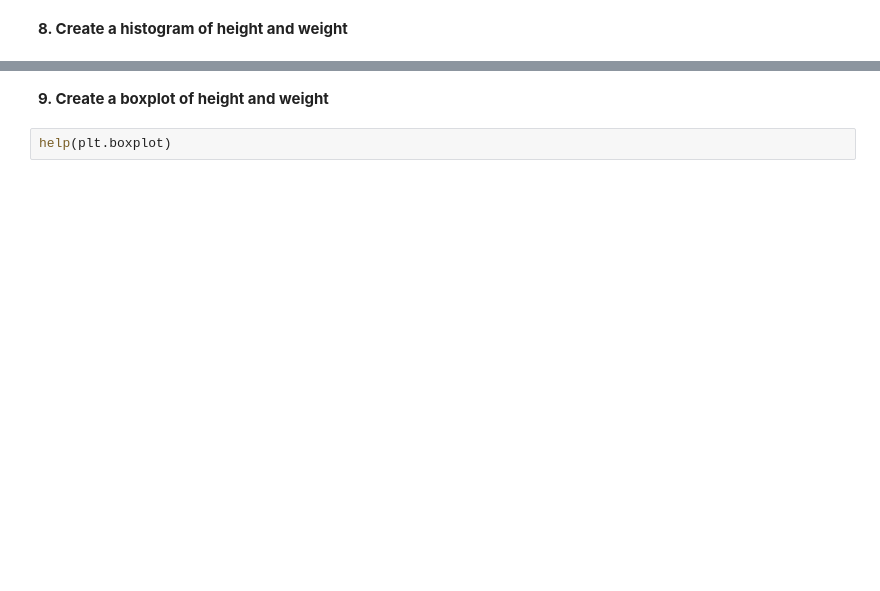
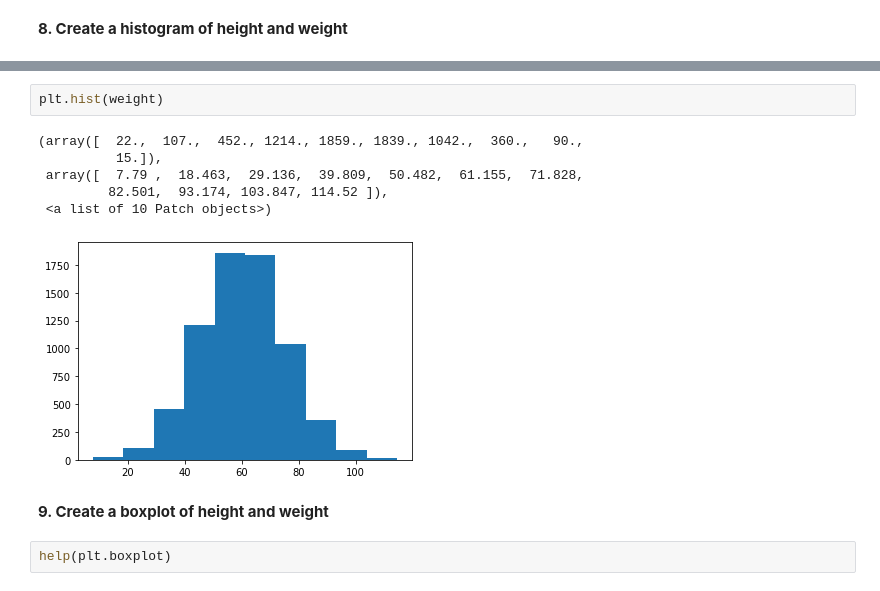
Before and after one commit to MichaelHuttley/iod, a Jupyter notebook: Labs/Module 1/Lab 1.2.1 Numpy Lab.ipynb, the cells around one changed output, grey strips where cells are left out. Drawn from its saved outputs; the diff is of its cells as text; blank space fills up the shorter version.

```diff
--- a/Labs/Module 1/Lab 1.2.1 Numpy Lab.ipynb
+++ b/Labs/Module 1/Lab 1.2.1 Numpy Lab.ipynb
@@ -155,3 +263,12 @@ hist(x, bins=None, range=None, density=None, weights=None, cumulative=False, bot
+# %%
+plt.hist(weight)
+# %% [output]
+(array([  22.,  107.,  452., 1214., 1859., 1839., 1042.,  360.,   90.,
+          15.]),
+ array([  7.79 ,  18.463,  29.136,  39.809,  50.482,  61.155,  71.828,
+         82.501,  93.174, 103.847, 114.52 ]),
+ <a list of 10 Patch objects>)
+[figure, added]
 # %% [markdown]
 **9. Create a boxplot of height and weight**
 # %%
```
Also changed, not shown: parts of 35 cells of this notebook, 3 other files.
